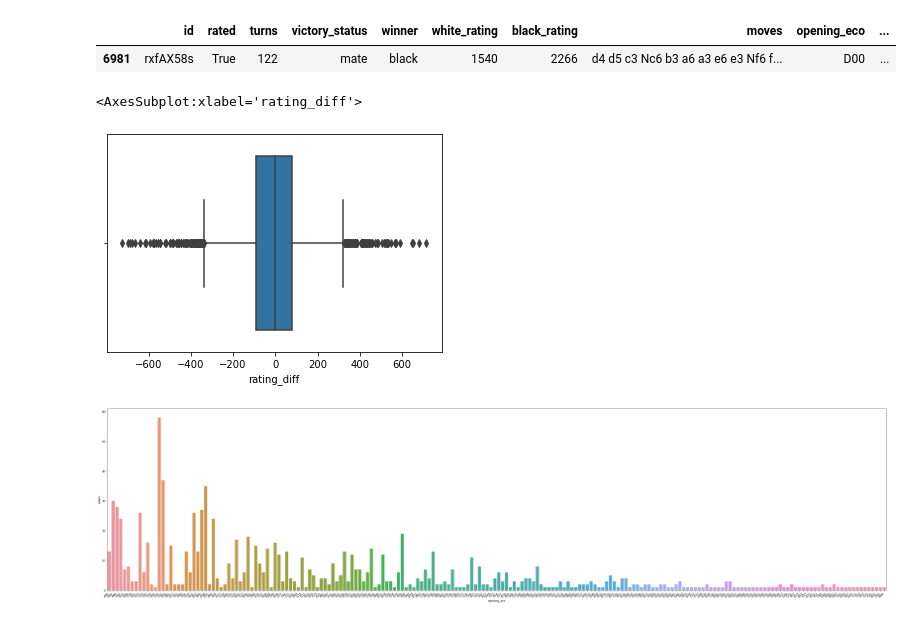
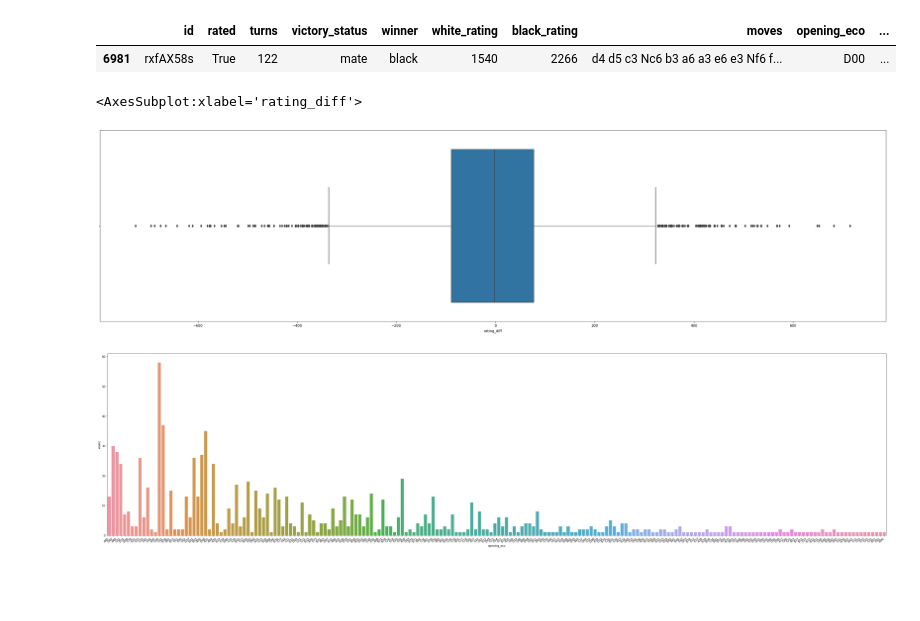
Before and after one commit to matthewasloan95/chess, a Jupyter notebook: final-project.ipynb, the cells around one changed output. Saved outputs shown, nothing was run; the diff lists cells and outputs as text; code cells hidden in the pictures; blank space fills up the shorter version.

Commit message:
changed the sizes of the box plots

```diff
--- a/final-project.ipynb
+++ b/final-project.ipynb
@@ -102,10 +102,11 @@ df.loc[df['rating_diff'] < -700]
 |  | id | rated | turns | victory_status | winner | white_rating | black_rating | moves | opening_eco | ... |
 | 6981 | rxfAX58s | True | 122 | mate | black | 1540 | 2266 | d4 d5 c3 Nc6 b3 a6 a3 e6 e3 Nf6 f... | D00 | ... |
 # %%
+plt.figure(figsize=(40,10))
 sns.boxplot(data = df, x = 'rating_diff')
 # %% [output]
 <AxesSubplot:xlabel='rating_diff'>
-[figure, old version]
+[figure, new version]
 # %%
 plt.figure(figsize=(40,10))
 ax = sns.countplot(data = df.loc[(df['winner'] == 'white')], x='opening_eco')
```
Also changed, not shown: parts of 2 cells of this notebook.
